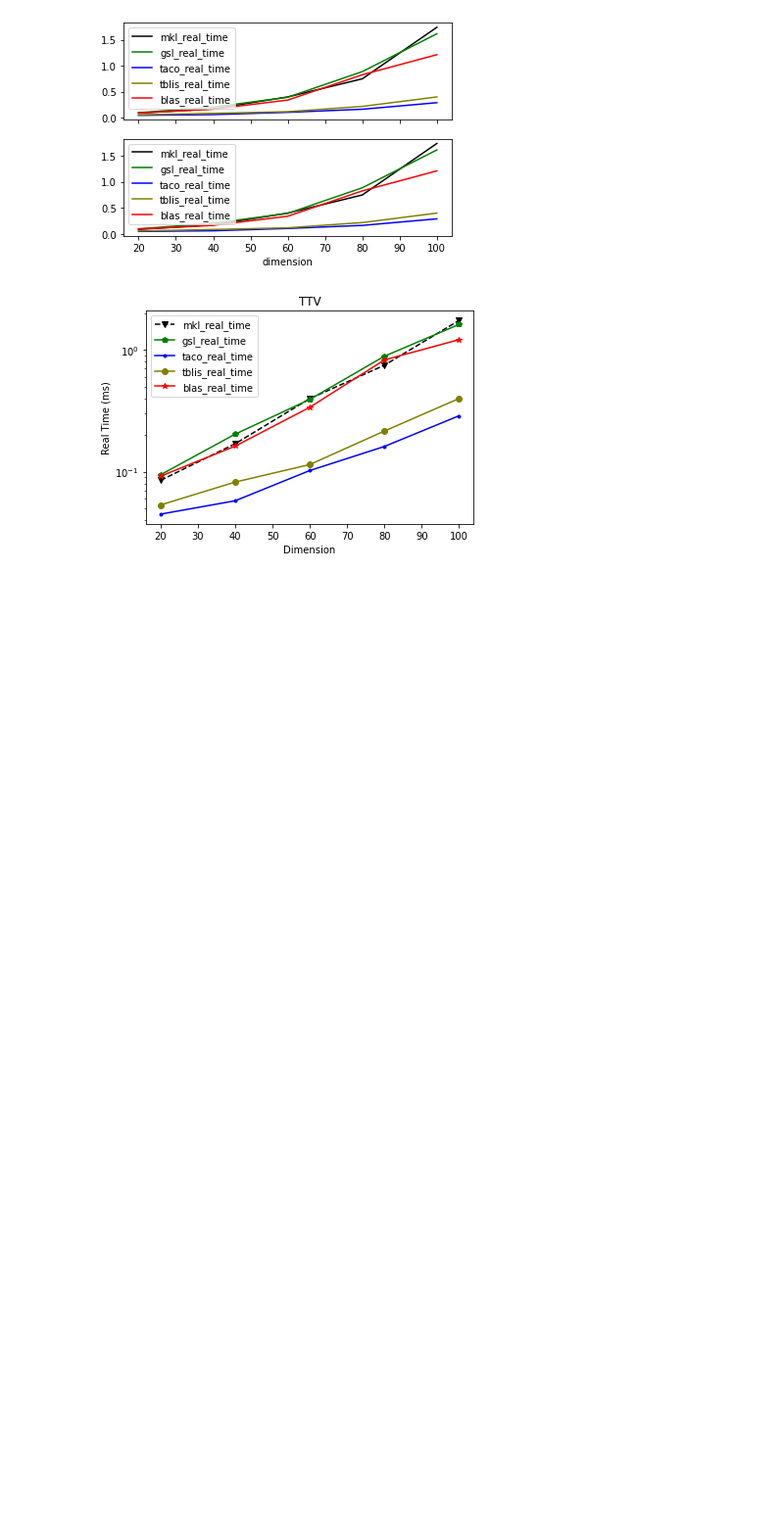
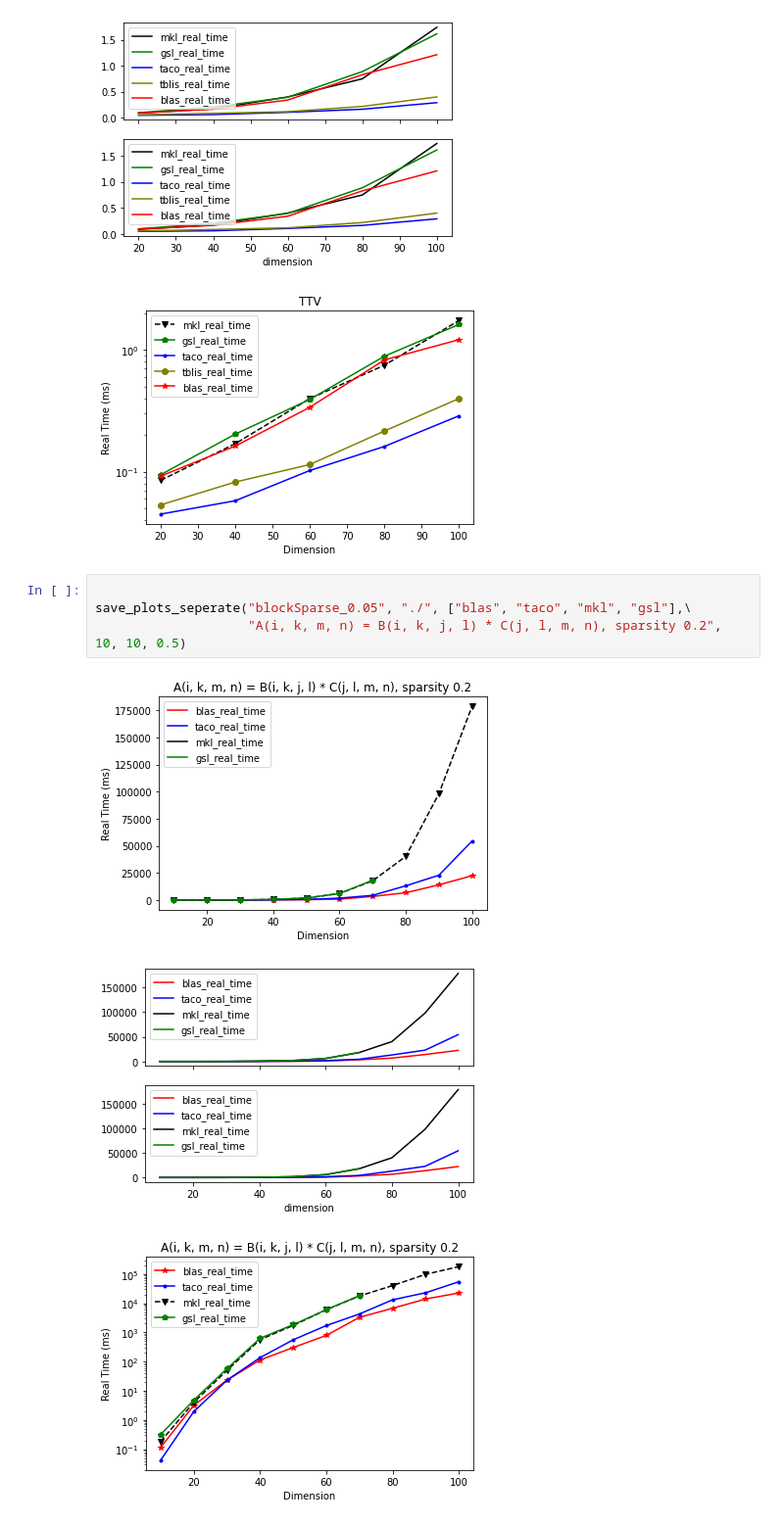
Before and after one commit to tensor-compiler/mosaic-benchmarks, a Jupyter notebook: data-benchmarks/bench-script.ipynb, the cells around one changed output. Shown at 98% size. Drawn from its saved outputs; the diff is of its cells as text; blank space fills up the shorter version.

Commit message:
Add in blockSparse 0.05

```diff
--- a/data-benchmarks/bench-script.ipynb
+++ b/data-benchmarks/bench-script.ipynb
@@ -345,3 +345,11 @@ save_plots_seperate("ttv", "./", [],\
 [figure]
 [figure]
 [figure]
+# %%
+
+save_plots_seperate("blockSparse_0.05", "./", ["blas", "taco", "mkl", "gsl"],\
+                    "A(i, k, m, n) = B(i, k, j, l) * C(j, l, m, n), sparsity 0.2", 10, 10, 0.5)
+# %% [output]
+[figure, added]
+[figure, added]
+[figure, added]
```
Also changed, not shown: 2 other files.
